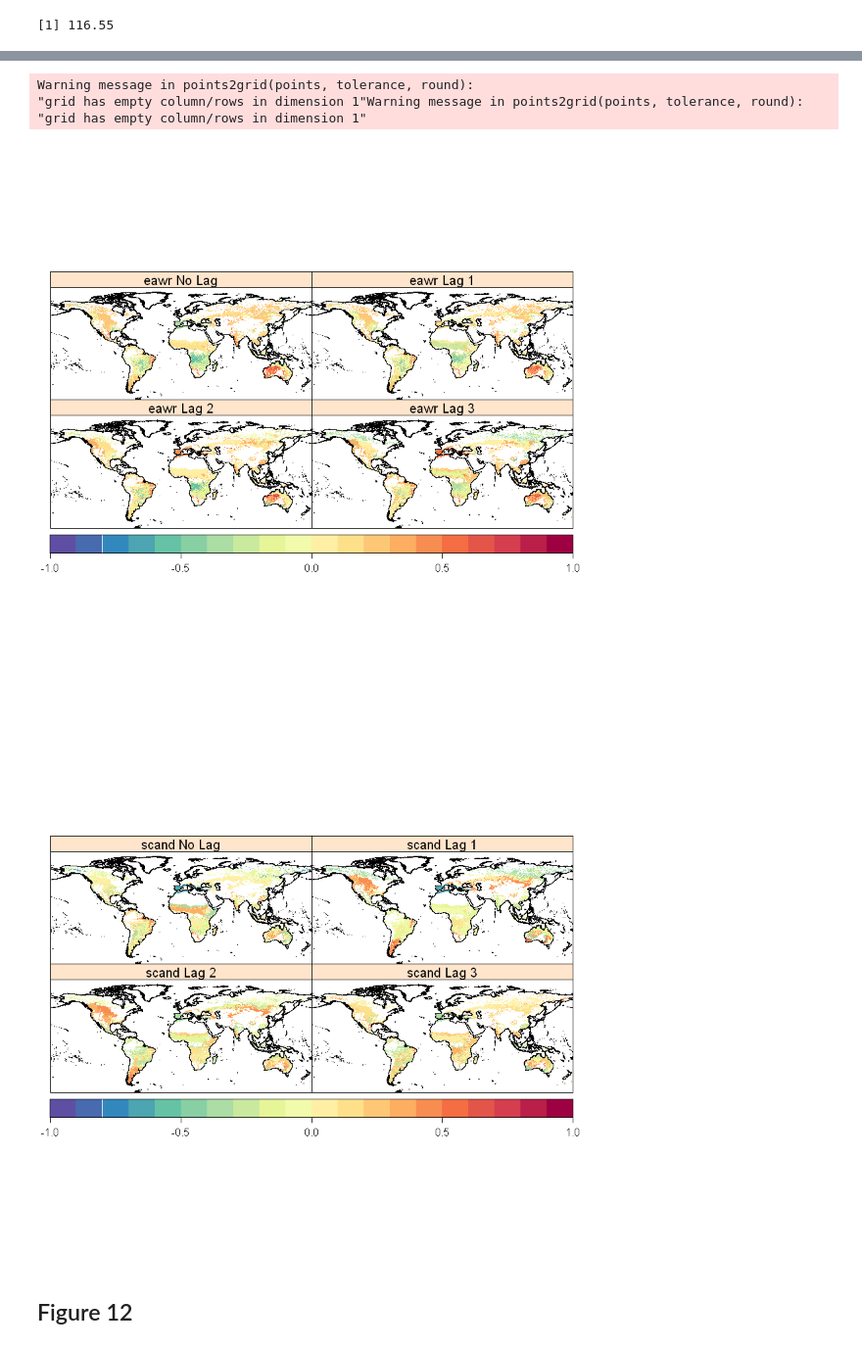
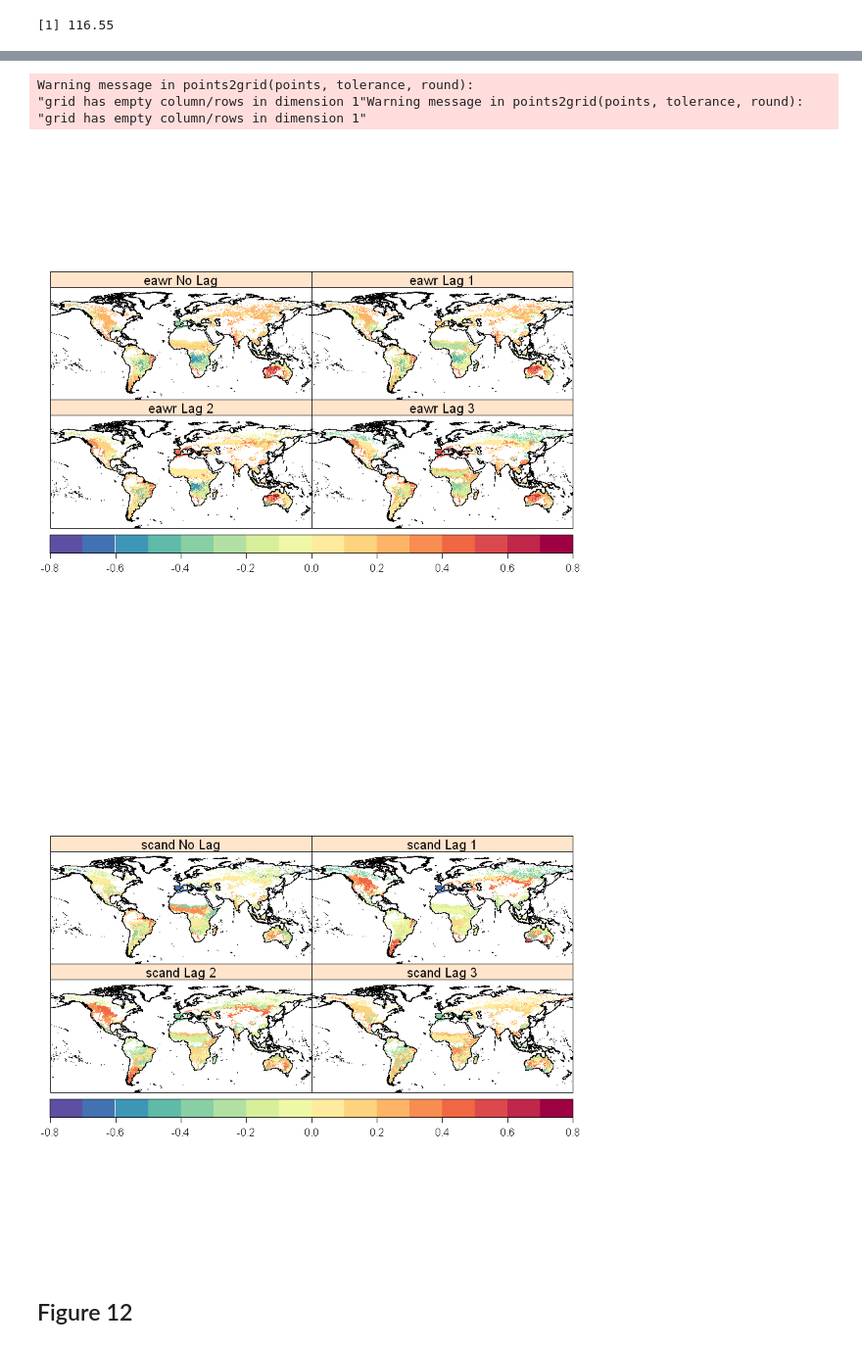
Before and after one commit to MarcosVM98/TFM, a Jupyter notebook: notebooks/Figures.ipynb, the cells around one changed output, grey strips where cells are left out. Shown at 98% size. Saved outputs shown, nothing was run; the diff lists cells and outputs as text; code cells hidden in the pictures.

```diff
--- a/notebooks/Figures.ipynb
+++ b/notebooks/Figures.ipynb
@@ -555,12 +555,12 @@ plot.fire.seasons <- function (coords, fireSeasons, df, biomes, Shape, mode = 1,
     }
 
     # Plot the data
-    arg.list <- list(col.regions = colorRampPalette(brewer.pal(11, "RdYlBu"))(12), at = seq(0, 12, 1),
+    arg.list <- list(col.regions = colorRampPalette(brewer.pal(11, "RdYlBu")[-c(6,7)])(12), at = seq(0, 12, 1),
                          colorkey = list(space = 'bottom'), layout = layout, as.table = T)# labels = month.abb
 
     coordinates(df1) <- c(1,2)
     gridded(df1) <- TRUE
-    arg.list[["sp.layout"]] <- list("sp.lines", coast.lines)# lineas de costa más finas
+    arg.list[["sp.layout"]] <- list("sp.lines", coast.lines, lwd = 0.05)
     arg.list[["obj"]] <- df1
     arg.list[['names.attr']] <- names.attr
     arg.list[["ylim"]] <-  c(-60,85)
@@ -695,17 +695,17 @@ df[110:120,]
 
 names = c('nina34', 'nao', 'poleur', 'ea', 'eawr', 'pna', 'scand', 'wp', 'oni', 'soi')
 for (i in c(5,7)){
-    #pdf(paste('Figures/Figure11a_', names[i], '.pdf', sep =''), height = 14, width = 10)
-    arg.list <- list(col.regions = colorRampPalette(brewer.pal(11, 'Spectral')[11:1])(21),
-                          at = seq(-1, 1, 0.1), as.table = T, colorkey = list(space = 'bottom'), layout = c(2,2))
-    arg.list[["sp.layout"]] <- list("sp.lines", coast.lines)
+    #pdf(paste('Figures/Figure11a_', names[i], '.pdf', sep =''), height = 10, width = 12)
+    arg.list <- list(col.regions = colorRampPalette(brewer.pal(11, 'Spectral')[11:1])(17),
+                          at = seq(-.8, .8, 0.1), as.table = T, colorkey = list(space = 'bottom'), layout = c(2,2))
+    arg.list[["sp.layout"]] <- list("sp.lines", coast.lines, lwd = 0.05)
     arg.list[['names.attr']] <- c(paste(names[i], 'No Lag'), paste(names[i], 'Lag 1'), paste(names[i], 'Lag 2'),
                                  paste(names[i], 'Lag 3'))
     arg.list[["ylim"]] <- c(-65,90)
     arg.list[["xlim"]] <- c(-180,180)
     #arg.list[['main']] = paste('Annual correlation without using deltas of', names[i])
     df1 = masked_coords
-    # tal vez poner sólo los índices que usan los modelos de los clusters 7.1 y 12.3
+
     df1 <- cbind.data.frame(df1, corr.df[2*i+1], corr.df.lag.1[2*i+1], corr.df.lag.2[2*i+1], corr.df.lag.3[2*i+1])
     coordinates(df1) <- c(1,2)
     gridded(df1) <- TRUE
@@ -722,33 +722,33 @@ Warning message in points2grid(points, tolerance, round):
 # %%
 # correlation with deltas
 
 names = c('nina34', 'nao', 'poleur', 'ea', 'eawr', 'pna', 'scand', 'wp', 'oni', 'soi')
 for (i in c(5,7)){
-    #pdf(paste('Figures/Figure11b_', names[i], '.pdf', sep =''), height = 14, width = 10)
-    arg.list <- list(col.regions = colorRampPalette(brewer.pal(11, 'Spectral')[11:1])(21),
-                          at = seq(-1, 1, 0.1), as.table = T, colorkey = list(space = 'bottom'), layout = c(2,2))
-    arg.list[["sp.layout"]] <- list("sp.lines", coast.lines)
+    #pdf(paste('Figures/Figure11b_', names[i], '.pdf', sep =''), height = 10, width = 12)
+    arg.list <- list(col.regions = colorRampPalette(brewer.pal(11, 'Spectral')[11:1])(17),
+                          at = seq(-.8, .8, 0.1), as.table = T, colorkey = list(space = 'bottom'), layout = c(2,2))
+    arg.list[["sp.layout"]] <- list("sp.lines", coast.lines, lwd = 0.05)
     arg.list[['names.attr']] <- c(paste(names[i], 'No Lag'), paste(names[i], 'Lag 1'), paste(names[i], 'Lag 2'),
                                  paste(names[i], 'Lag 3'))
     arg.list[["ylim"]] <- c(-65,90)
     arg.list[["xlim"]] <- c(-180,180)
     #arg.list[['main']] = paste('Annual correlation using deltas of', names[i])
     df1 = masked_coords
 
     df1 <- cbind.data.frame(df1, corr.df.delta[2*i+1], corr.df.delta.1[2*i+1], corr.df.delta.2[2*i+1],
                             corr.df.delta.3[2*i+1])
     coordinates(df1) <- c(1,2)
     gridded(df1) <- TRUE
     arg.list[["obj"]] <- df1
     do.call("spplot", arg.list) %>% print()
     #dev.off()
 }
 # %% [output]
 Warning message in points2grid(points, tolerance, round):
 "grid has empty column/rows in dimension 1"Warning message in points2grid(points, tolerance, round):
 "grid has empty column/rows in dimension 1"
-[figure, old version]
+[figure, new version]
-[figure, old version]
+[figure, new version]
 # %% [markdown]
 ## Figure 12
 # %%
```
Also changed, not shown: parts of 4 cells of this notebook, 20 other files.
